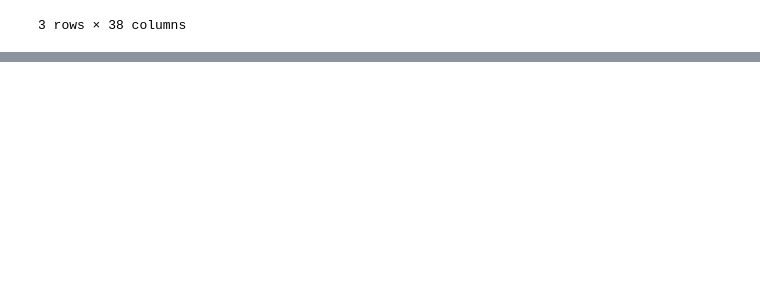
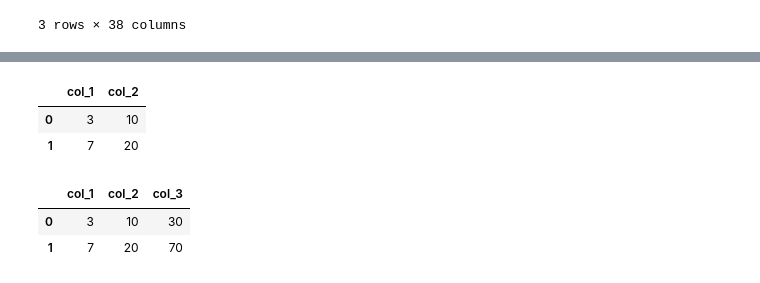
Before and after one commit to edubu2/metis-project4, a Jupyter notebook: code/twitter_api_scratchpad.ipynb, the cells around one changed output, grey strips where cells are left out. Saved outputs shown, nothing was run; the diff lists cells and outputs as text; code cells hidden in the pictures; blank space fills up the shorter version.

```diff
--- a/code/twitter_api_scratchpad.ipynb
+++ b/code/twitter_api_scratchpad.ipynb
@@ -57,0 +118,2 @@ Series([], Name: bot_proba, dtype: int64)
+# %%
+test = pd.DataFrame({'col_1': [3, 7], 'col_2': [10, 20]})
@@ -57,0 +140,16 @@ Series([], Name: bot_proba, dtype: int64)
+# %%
+test
+# %% [output]
+|  | col_1 | col_2 |
+| 0 | 3 | 10 |
+| 1 | 7 | 20 |
+# %%
+def test_func(num):
+    return num*10
+
+test['col_3'] = test['col_1'].map(test_func)
+test
+# %% [output]
+|  | col_1 | col_2 | col_3 |
+| 0 | 3 | 10 | 30 |
+| 1 | 7 | 20 | 70 |
```
Also changed, not shown: parts of 11 cells of this notebook, 3 other files.
